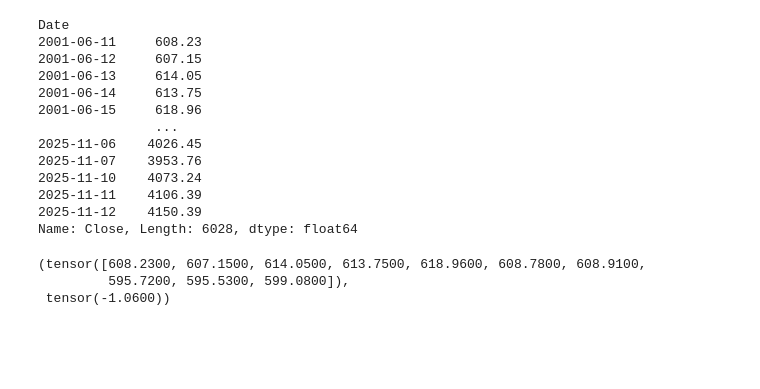
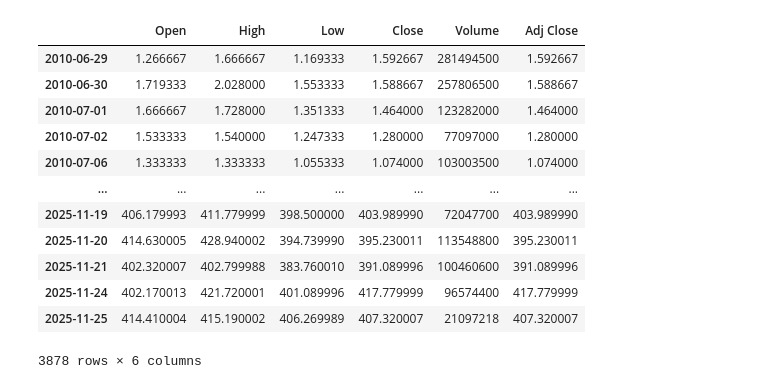
Before and after one commit to jsewo9119/2025-2-HAI-trading-model, a Jupyter notebook: training.ipynb, the cells around one changed output. Cells and saved outputs as stored; diff of their text form; code cells hidden in the pictures; blank space fills up the shorter version.

```diff
--- a/training.ipynb
+++ b/training.ipynb
@@ -15,16 +17,21 @@ import torch.nn as nn
 CONFIGS = edict({
     "GET_DATASET": True,
     "TICKERS": [
+        "TSLA",
         "KS11",
-        "KQ11",
     ],
     "DATAFRAME_PATH": "./data",
     "WINDOW_SIZE": 10,
-    "OUTPUT_SIZE": 2,
+    "OUTPUT_SIZE": 3,
     "EPOCHS": 50,
-    "GAMMA": 0.95,
-    "BATCH_SIZE": 2,
+    "GAMMA": 0.9,
+    "BATCH_SIZE": 128,
     "LEARNING_RATE": 1e-5,
+    #  epsilon 설정 추가
+    "EPSILON_START": 1,
+    "EPSILON_MIN": 0.05,
+    "EPSILON_DECAY": 0.96,
+
 })
 # %%
 if CONFIGS.GET_DATASET:
@@ -38,25 +58,19 @@ agent = DQNAgent(CONFIGS)
 loss_fn = nn.MSELoss()
 optimizer = optim.Adam(agent.parameters(), lr=CONFIGS.LEARNING_RATE)
 # %%
-df[0]["Close"]
+df[0]
 # %% [output]
+|  | Open | High | Low | Close | Volume | Adj Close |
+| 2010-06-29 | 1.266667 | 1.666667 | 1.169333 | 1.592667 | 281494500 | 1.592667 |
+| 2010-06-30 | 1.719333 | 2.028000 | 1.553333 | 1.588667 | 257806500 | 1.588667 |
+| 2010-07-01 | 1.666667 | 1.728000 | 1.351333 | 1.464000 | 123282000 | 1.464000 |
+| 2010-07-02 | 1.533333 | 1.540000 | 1.247333 | 1.280000 | 77097000 | 1.280000 |
+| 2010-07-06 | 1.333333 | 1.333333 | 1.055333 | 1.074000 | 103003500 | 1.074000 |
+| ... | ... | ... | ... | ... | ... | ... |
+| 2025-11-19 | 406.179993 | 411.779999 | 398.500000 | 403.989990 | 72047700 | 403.989990 |
+| 2025-11-20 | 414.630005 | 428.940002 | 394.739990 | 395.230011 | 113548800 | 395.230011 |
+| 2025-11-21 | 402.320007 | 402.799988 | 383.760010 | 391.089996 | 100460600 | 391.089996 |
+| 2025-11-24 | 402.170013 | 421.720001 | 401.089996 | 417.779999 | 96574400 | 417.779999 |
+| 2025-11-25 | 414.410004 | 415.190002 | 406.269989 | 407.320007 | 21097218 | 407.320007 |
-Date
-2001-06-11     608.23
-2001-06-12     607.15
-2001-06-13     614.05
-2001-06-14     613.75
-2001-06-15     618.96
-               ...
-2025-11-06    4026.45
-2025-11-07    3953.76
-2025-11-10    4073.24
-2025-11-11    4106.39
-2025-11-12    4150.39
-Name: Close, Length: 6028, dtype: float64
+3878 rows × 6 columns
-# %%
-dataset[0]
-# %% [output]
-(tensor([608.2300, 607.1500, 614.0500, 613.7500, 618.9600, 608.7800, 608.9100,
-         595.7200, 595.5300, 599.0800]),
- tensor(-1.0600))
 # %%
```
Also changed, not shown: parts of 8 cells of this notebook, 9 other files.
